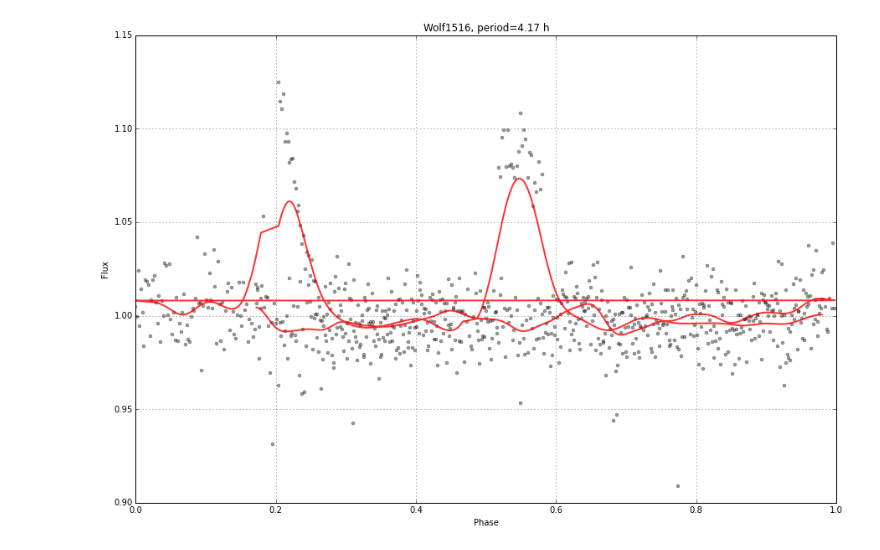
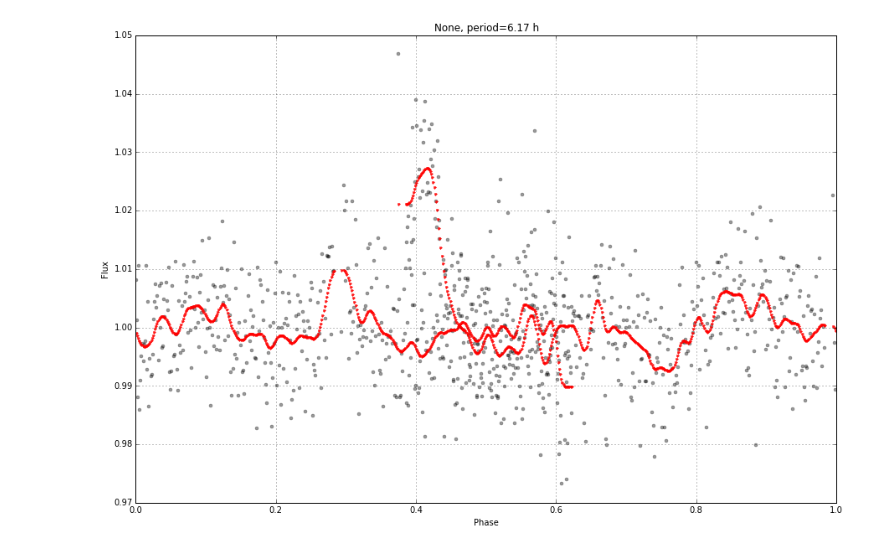
Before and after one commit to bmorris3/SPAMS, a Jupyter notebook: arcsat/phase_slider.ipynb, the cells around one changed output. Cells and saved outputs as stored; diff of their text form; code cells hidden in the pictures.

Commit message:
Phase slider has fun features!

```diff
--- a/arcsat/phase_slider.ipynb
+++ b/arcsat/phase_slider.ipynb
@@ -4,43 +4,60 @@ import padre
 reload(padre)
 from padre import LightCurve
 import astropy.units as u
-from ipywidgets import interact, FloatSlider, RadioButtons
+#from ipywidgets import interact, FloatSlider, RadioButtons
+from IPython.html.widgets import interact, FloatSlider, RadioButtons, Dropdown, Checkbox
 from scipy.ndimage import gaussian_filter
 import matplotlib.pyplot as plt
 import numpy as np
+from glob import glob
+import os
 
-wolf1516 = LightCurve.load_from('Wolf1516_bestlc.npz', name='Wolf1516')
+#wolf1516 = LightCurve.load_from('Wolf1516_bestlc.npz', name='Wolf1516')
+#wolf1516 = LightCurve.load_from('Wolf1516_bestlc.npz', name='Wolf1516')
 
 min_period = 2*u.hour
-max_period = 10*u.hour
+max_period = 8*u.hour
 period_steps = 10*u.min
 smooth_kernel = dict(gauss2 = 2,
-                     gauss5 = 5,
-                     gauss10 = 10,
-                     gauss8 = 8)
+                     gauss5 = 5)#,
+                     #gauss10 = 10,
+                     #gauss8 = 8)
 
 period_slider = FloatSlider(min=min_period.to(u.day).value,
                             max=max_period.to(u.day).value,
                             step=period_steps.to(u.day).value,
                             value=0.5*(min_period + max_period).to(u.day).value)
 
 smoothing_kernel = RadioButtons(options=smooth_kernel.keys())
 
+available_archives = glob("*.npz")
+file_options = {archive.split(os.sep)[-1]: archive
+                for archive in available_archives}
+
+dropdown = Dropdown(options=file_options)
+
+half_period_offset = Checkbox(value=False)
+
 # decorate the plot function with an environment from the UIs:
-@interact(kernel=smoothing_kernel, period_days=period_slider)
-def plot_interactive(period_days, kernel):
+@interact(kernel=smoothing_kernel, period_days=period_slider,
+          input_file=dropdown, half_period_offset=half_period_offset)
+def plot_interactive(period_days, kernel, input_file, half_period_offset):
+
+    lc = LightCurve.load_from(input_file)
+
     fig, ax = plt.subplots(figsize=(15, 10))
-    lc = wolf1516
+    #lc = wolf1516
     t0 = np.mean(lc.times.jd)
-    times = ((lc.times.jd - t0) % period_days) / period_days
+    offset = 0 if not half_period_offset else period_days/2.0
+    times = ((lc.times.jd - t0 + offset) % period_days) / period_days
     fluxes = lc.fluxes
     smoothed_fluxes = gaussian_filter(lc.fluxes, smooth_kernel[kernel])
 
     ax.grid()
     ax.plot(times, fluxes, 'ko', markersize=4, alpha=0.4)
-    ax.plot(times, smoothed_fluxes, 'r', lw=2, alpha=0.8)
+    ax.plot(times, smoothed_fluxes, 'r.', lw=2, alpha=0.9)
     ax.set(xlabel='Phase', ylabel='Flux',
            title="{0}, period={1:.2f}".format(lc.name,
                                               (period_days*u.day).to(u.hour)))
 # %% [output]
-[figure, old version]
+[figure, new version]
```
